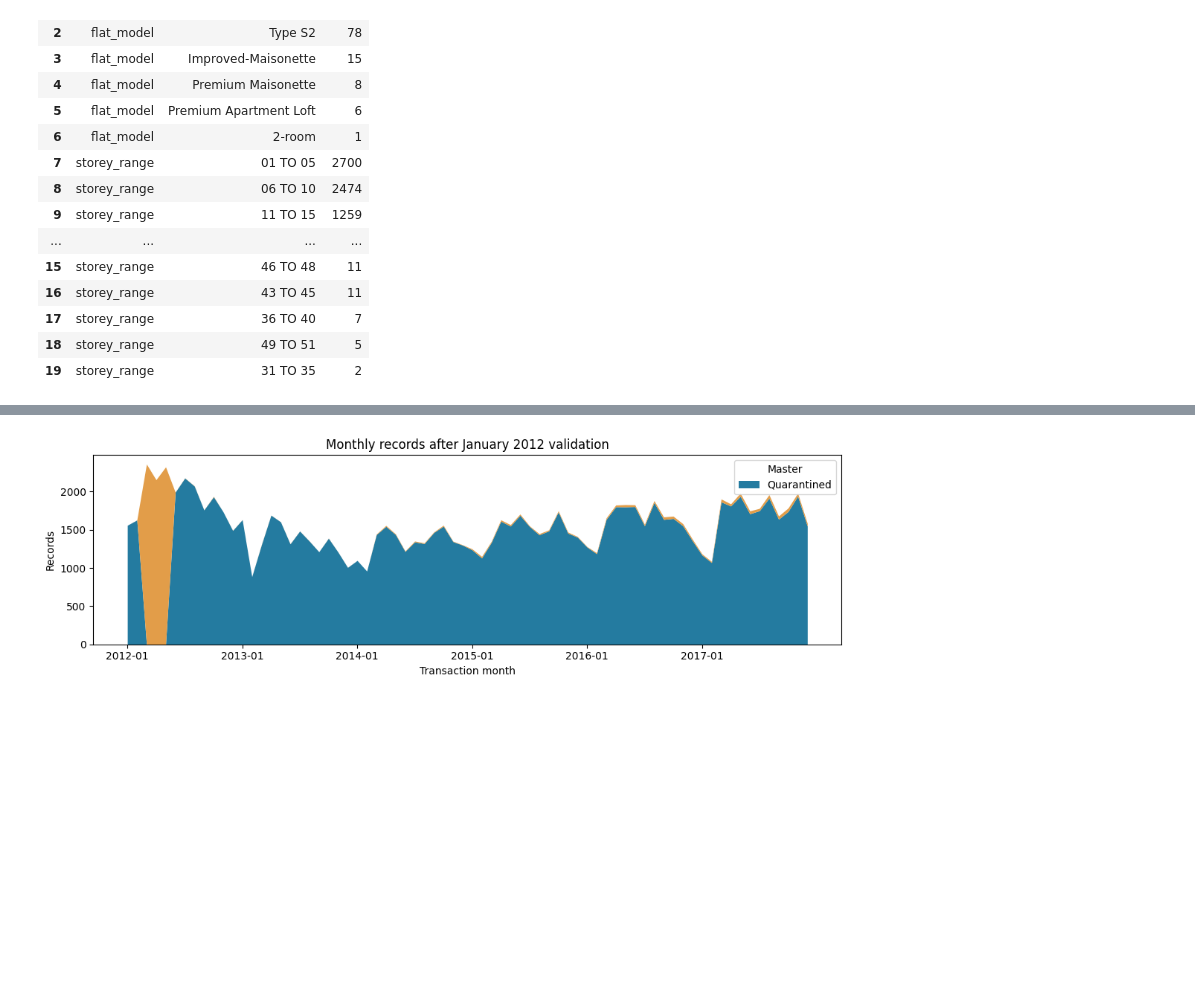
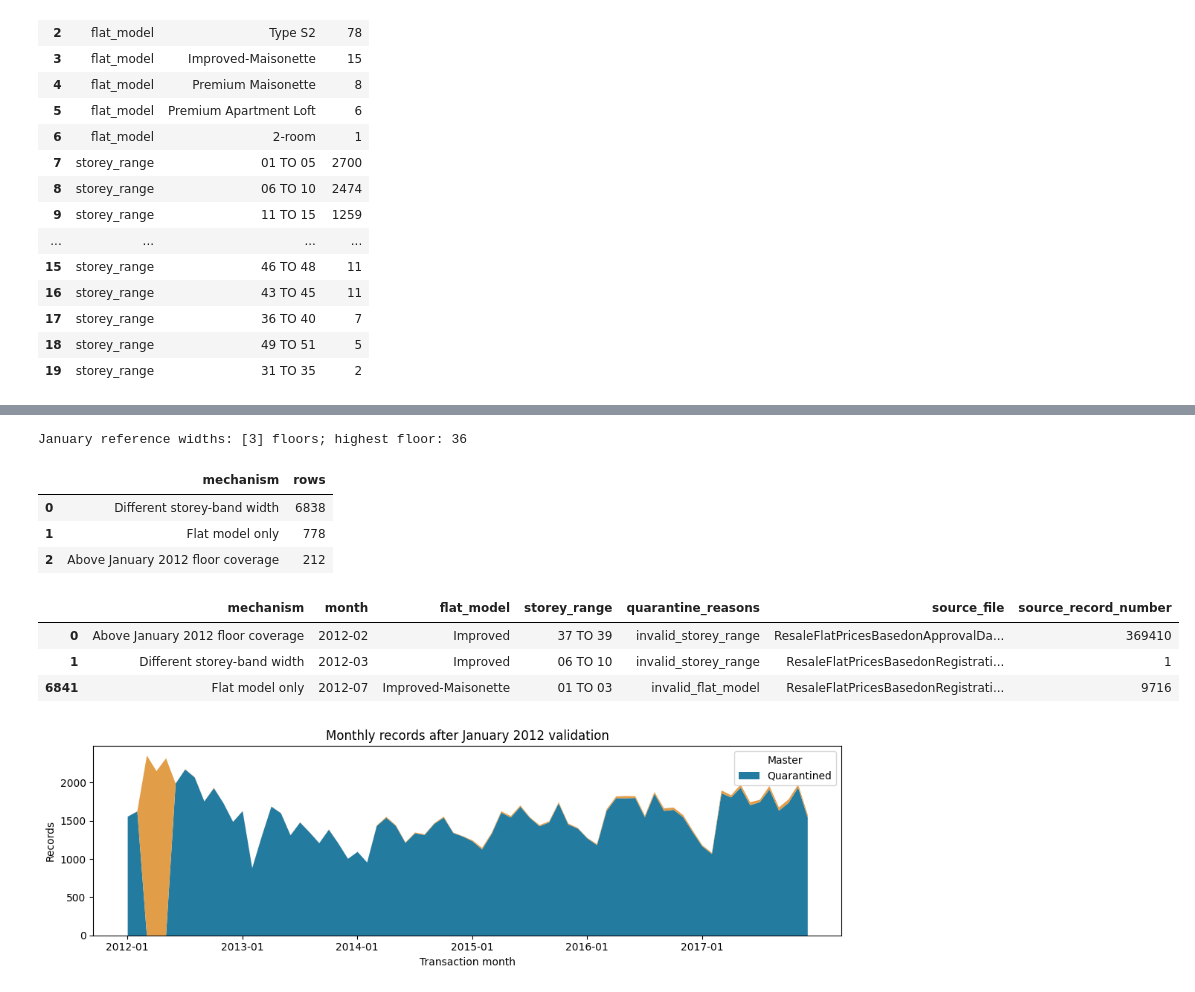
Before and after one commit to tyx8099/HDB_THA, a Jupyter notebook: part1_data_pipeline/notebooks/01_eda.ipynb, the cells around one changed output, grey strips where cells are left out. Drawn from its saved outputs; the diff is of its cells as text; code cells hidden in the pictures; blank space fills up the shorter version.

```diff
--- a/part1_data_pipeline/notebooks/01_eda.ipynb
+++ b/part1_data_pipeline/notebooks/01_eda.ipynb
@@ -195,3 +199,42 @@ display(pd.DataFrame(unseen).sort_values(["field", "rows"], ascending=[True, Fal
+# %%
+reference_bounds = pd.Series(sorted(reference["storey_range"])).str.extract(
+    r"(?P<lower>\d+) TO (?P<upper>\d+)"
+).astype(int)
+reference_widths = set(reference_bounds["upper"] - reference_bounds["lower"] + 1)
+highest_reference_floor = int(reference_bounds["upper"].max())
+
+failed_bounds = quarantine["storey_range"].str.extract(
+    r"(?P<lower>\d+) TO (?P<upper>\d+)"
+).astype("Int64")
+failed_widths = failed_bounds["upper"] - failed_bounds["lower"] + 1
+storey_failed = quarantine["quarantine_reasons"].str.contains(
+    "invalid_storey_range", regex=False
+)
+mechanism = pd.Series("Flat model only", index=quarantine.index)
+mechanism.loc[storey_failed] = "Other storey value outside reference"
+mechanism.loc[storey_failed & ~failed_widths.isin(reference_widths)] = (
+    "Different storey-band width"
+)
+mechanism.loc[storey_failed & failed_widths.isin(reference_widths)
+              & failed_bounds["lower"].gt(highest_reference_floor)] = (
+    "Above January 2012 floor coverage"
+)
+print(f"January reference widths: {sorted(reference_widths)} floors; "
+      f"highest floor: {highest_reference_floor}")
+display(mechanism.value_counts().rename_axis("mechanism").reset_index(name="rows"))
+examples = quarantine.assign(mechanism=mechanism).groupby("mechanism", sort=False).head(1)
+display(examples[["mechanism", "month", "flat_model", "storey_range",
+                  "quarantine_reasons", "source_file", "source_record_number"]])
+# %% [output]
+January reference widths: [3] floors; highest floor: 36
+|  | mechanism | rows |
+| 0 | Different storey-band width | 6838 |
+| 1 | Flat model only | 778 |
+| 2 | Above January 2012 floor coverage | 212 |
+|  | mechanism | month | flat_model | storey_range | quarantine_reasons | source_file | source_record_number |
+| 0 | Above January 2012 floor coverage | 2012-02 | Improved | 37 TO 39 | invalid_storey_range | ResaleFlatPricesBasedonApprovalDa... | 369410 |
+| 1 | Different storey-band width | 2012-03 | Improved | 06 TO 10 | invalid_storey_range | ResaleFlatPricesBasedonRegistrati... | 1 |
+| 6841 | Flat model only | 2012-07 | Improved-Maisonette | 01 TO 03 | invalid_flat_model | ResaleFlatPricesBasedonRegistrati... | 9716 |
 # %%
 fig, ax = plt.subplots(figsize=(11, 3.5))
 monthly[["master_rows", "quarantined_rows"]].plot.area(ax=ax,
```
Also changed, not shown: parts of 9 cells of this notebook, 7 other files.
